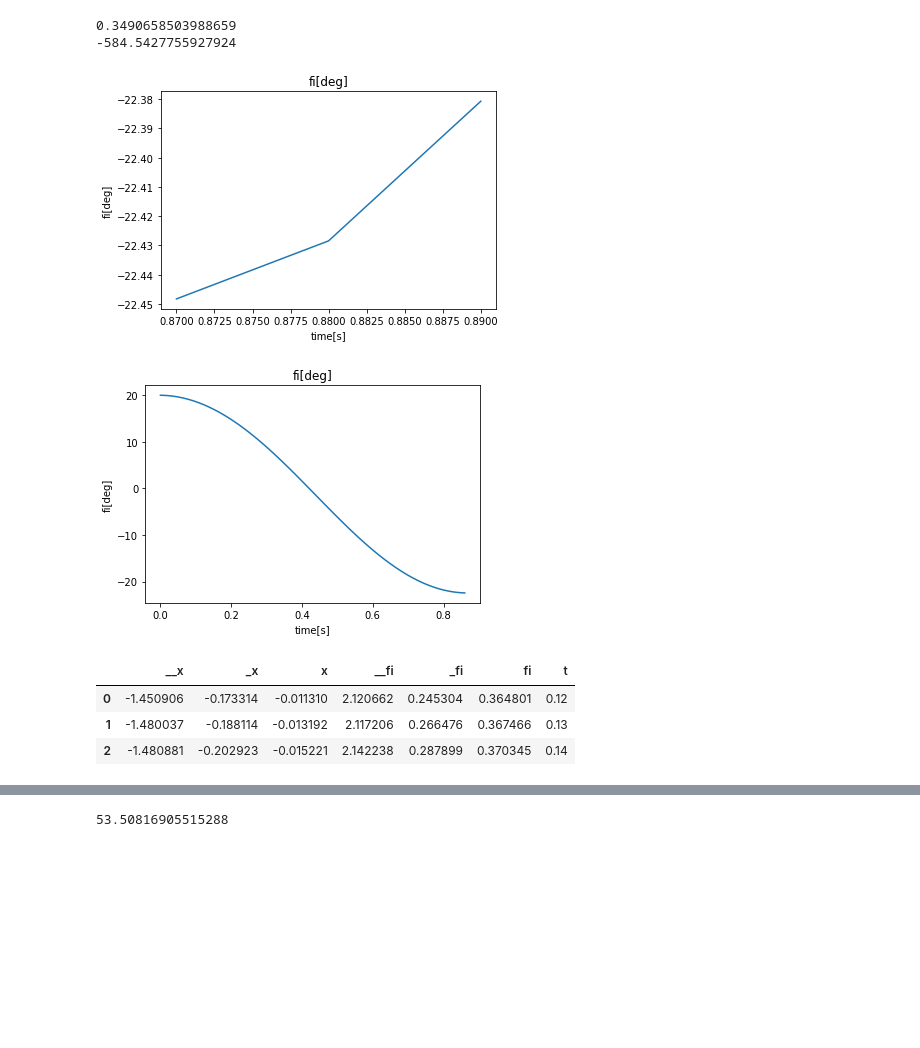
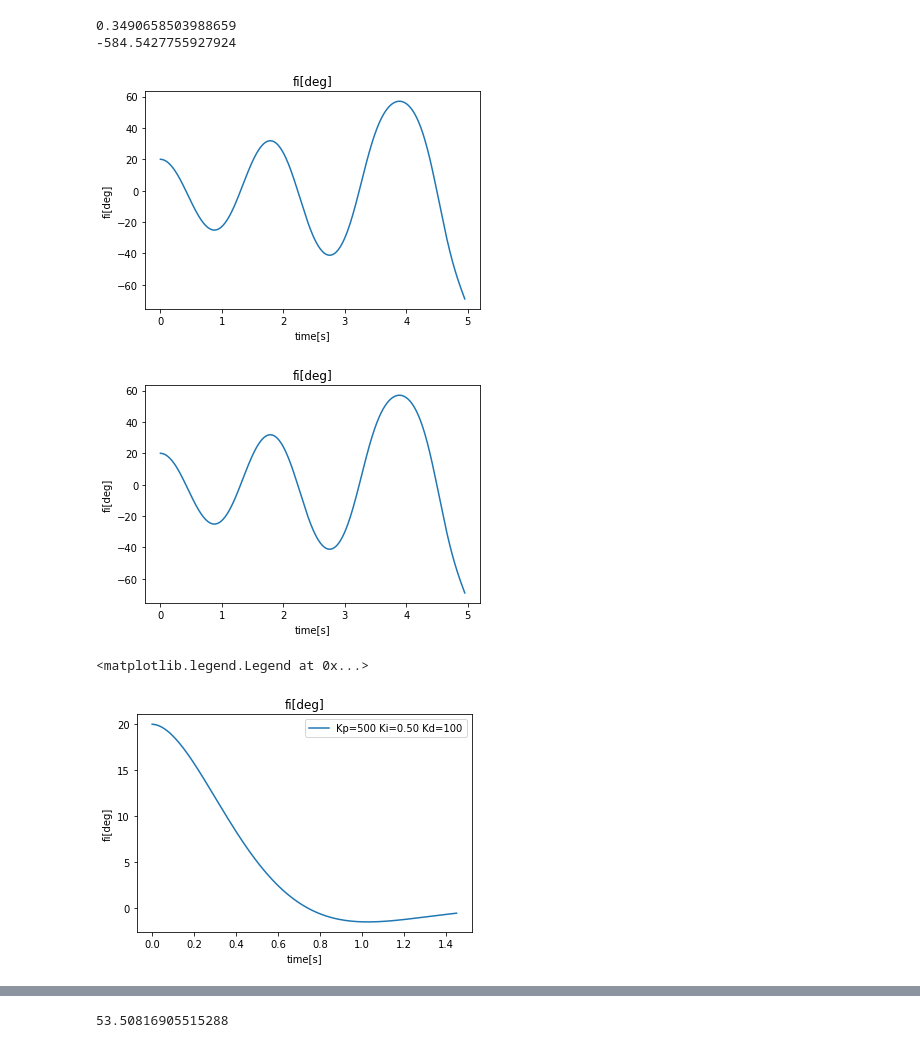
Before and after one commit to Slawomir8Mazur/Inverted-pendulum-AI-control, a Jupyter notebook: PID_control.ipynb, the cells around one changed output, grey strips where cells are left out. Cells and saved outputs as stored; diff of their text form; code cells hidden in the pictures; blank space fills up the shorter version.

```diff
--- a/PID_control.ipynb
+++ b/PID_control.ipynb
@@ -249,23 +249,22 @@ class Record:
 
         e = give_error(self.record.iloc[0]['fi'])
         output += Kp*e
-
         if len(self.last_movement) >= 2:
             if np.any(pd.isna(self.last_movement.iloc[-2:]['t'])):
                 """ There is no previous move"""
                 return output
             else:
                 dt = self.last_movement.iloc[-1]['t'] - self.last_movement.iloc[-2]['t']
-            output += Ki*dt*give_error(self.last_movement.iloc[-1]['fi'])*give_error(self.last_movement.iloc[-2]['fi']) / 2
-            if not dt:
-                output += Kd * (give_error(self.last_movement.iloc[-1]['fi']) - give_error(self.last_movement.iloc[-2]['fi'])) / dt
-            return output
+                output += Ki*dt*(give_error(self.last_movement.iloc[-1]['fi'])+give_error(self.last_movement.iloc[-2]['fi'])) / 2
+                if Kd:
+                    output += Kd * (give_error(self.last_movement.iloc[-1]['fi']) - give_error(self.last_movement.iloc[-2]['fi'])) / dt
+                return output
         else:
             return output
 
     def PID_control(self, how_many_iter=5, Kp=100, Ki=0, Kd=0, dt_min=0.01):
         for i in range(how_many_iter):
-            self.move([(self.PID_single_move(Kp, Ki, Kd), 3*dt_min)], dt_min=dt_min)
+            self.move([(self.PID_single_move(Kp, Ki, Kd), 5*dt_min)], dt_min=dt_min)
 # %%
 r = Record()
 r.position_set(20)
@@ -278,16 +277,26 @@ print(r.PID_single_move(1000,0.05,0))
 # %%
 r = Record()
 r.position_set(20)
-r.PID_control(how_many_iter=30 , Kp=500)
-r.visualize(['fi'], r.last_movement)
+r.PID_control(how_many_iter=100, Kp=500, Ki=0.80)
 r.visualize(['fi'], r.stack_of_movement)
 # %% [output]
-[figure, old version]
+[figure, new version]
-[figure, removed]
-# %%
-r.last_movement
-# %% [output]
-|  | __x | _x | x | __fi | _fi | fi | t |
-| 0 | -1.450906 | -0.173314 | -0.011310 | 2.120662 | 0.245304 | 0.364801 | 0.12 |
-| 1 | -1.480037 | -0.188114 | -0.013192 | 2.117206 | 0.266476 | 0.367466 | 0.13 |
-| 2 | -1.480881 | -0.202923 | -0.015221 | 2.142238 | 0.287899 | 0.370345 | 0.14 |
+# %%
+r = Record()
+r.position_set(20)
+r.PID_control(how_many_iter=100, Kp=500, Ki=0.50)
+r.visualize(['fi'], r.stack_of_movement)
+# %% [output]
+[figure, added]
+# %%
+r = Record()
+r.position_set(20)
+Kp=500
+Ki=0.5
+Kd=100
+r.PID_control(how_many_iter=30, Kp=Kp, Ki=Ki, Kd=Kd)
+r.visualize(['fi'], r.stack_of_movement)
+plt.legend(["Kp=%d Ki=%0.2f Kd=%d" % (Kp, Ki, Kd)])
+# %% [output]
+<matplotlib.legend.Legend at 0x...>
+[figure, added]
```
Also changed, not shown: parts of 2 cells of this notebook, 7 other files.
